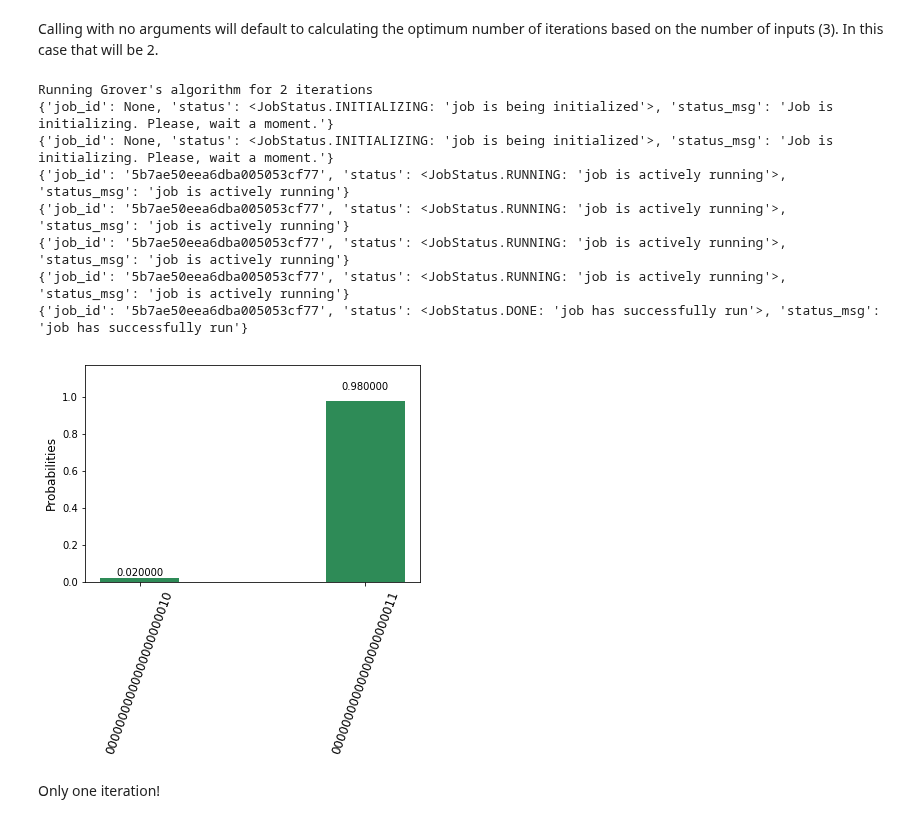
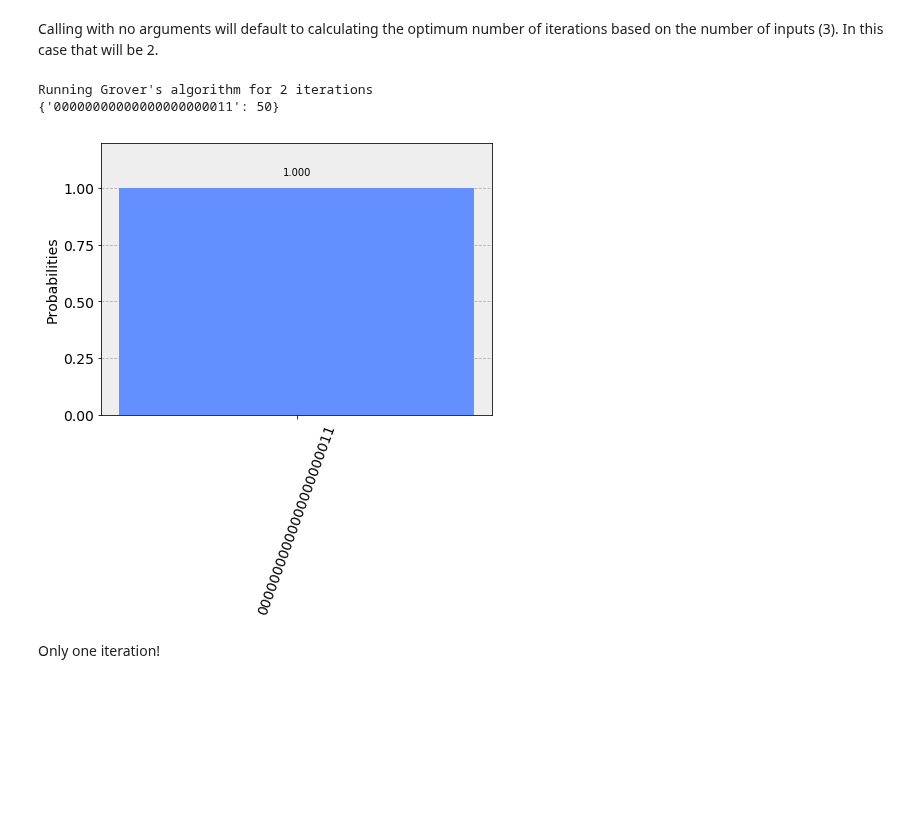
Before and after one commit to PacktPublishing/Mastering-Quantum-Computing-with-IBM-QX, a Jupyter notebook: Chapter10_GroversAlgorithm/GroversAlgorithm.ipynb, the cells around one changed output. Drawn from its saved outputs; the diff is of its cells as text; code cells hidden in the pictures; blank space fills up the shorter version.

```diff
--- a/Chapter10_GroversAlgorithm/GroversAlgorithm.ipynb
+++ b/Chapter10_GroversAlgorithm/GroversAlgorithm.ipynb
@@ -467,16 +474,11 @@ Running Grover's algorithm for 0 iterations
 # %% [markdown]
 Calling with no arguments will default to calculating the optimum number of iterations based on the number of inputs (3). In this case that will be 2.
-# %%
-run_3sat_mystery_grover_ibm_sim()
-# %% [output]
-Running Grover's algorithm for 2 iterations
-{'job_id': None, 'status': <JobStatus.INITIALIZING: 'job is being initialized'>, 'status_msg': 'Job is initializing. Please, wait a moment.'}
-{'job_id': None, 'status': <JobStatus.INITIALIZING: 'job is being initialized'>, 'status_msg': 'Job is initializing. Please, wait a moment.'}
-{'job_id': '5b7ae50eea6dba005053cf77', 'status': <JobStatus.RUNNING: 'job is actively running'>, 'status_msg': 'job is actively running'}
-{'job_id': '5b7ae50eea6dba005053cf77', 'status': <JobStatus.RUNNING: 'job is actively running'>, 'status_msg': 'job is actively running'}
-{'job_id': '5b7ae50eea6dba005053cf77', 'status': <JobStatus.RUNNING: 'job is actively running'>, 'status_msg': 'job is actively running'}
-{'job_id': '5b7ae50eea6dba005053cf77', 'status': <JobStatus.RUNNING: 'job is actively running'>, 'status_msg': 'job is actively running'}
-{'job_id': '5b7ae50eea6dba005053cf77', 'status': <JobStatus.DONE: 'job has successfully run'>, 'status_msg': 'job has successfully run'}
-[figure, removed]
+# %%
+final=run_3sat_mystery_grover_ibm_sim()
+plot_histogram(final)
+# %% [output]
+Running Grover's algorithm for 2 iterations
+{'00000000000000000000011': 50}
+[figure, added]
 # %% [markdown]
 Only one iteration!
```
Also changed, not shown: parts of 9 cells of this notebook.
